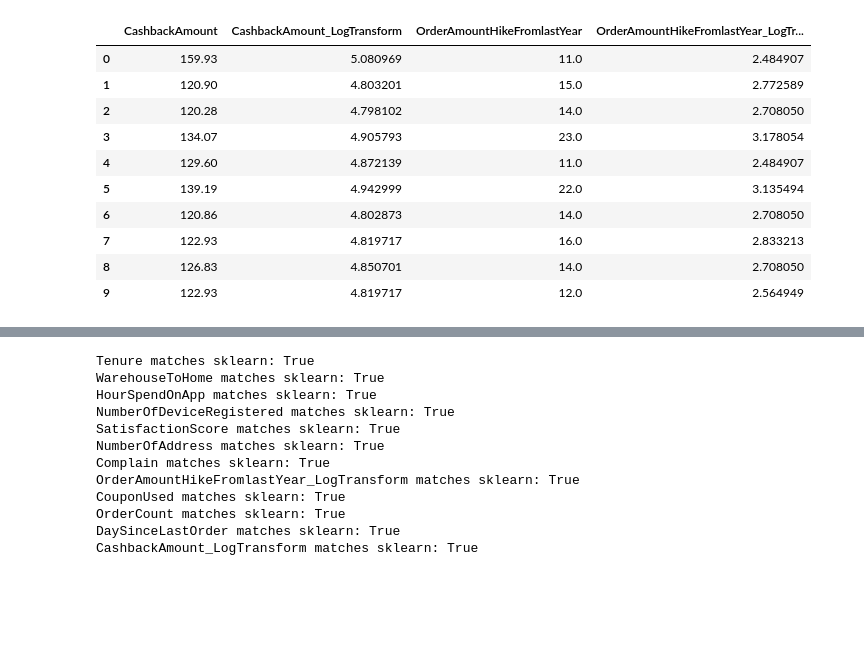
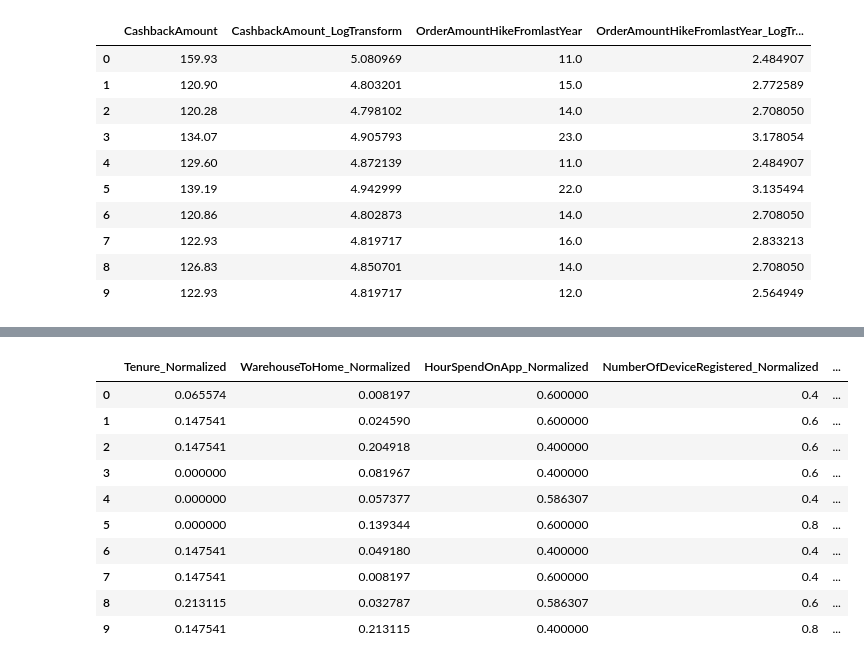
Before and after one commit to DrishtiNigam1928/CUSTOMER_CHURN, a Jupyter notebook: notebooks/main_analysis.ipynb, the cells around one changed output, grey strips where cells are left out. Drawn from its saved outputs; the diff is of its cells as text; code cells hidden in the pictures; blank space fills up the shorter version.

```diff
--- a/notebooks/main_analysis.ipynb
+++ b/notebooks/main_analysis.ipynb
@@ -792,8 +748,0 @@ print(minmax_params)
-# %%
-df_normalized = df_source.copy()
-
-for col in cols_to_scale:
-    values = df_source[col].tolist()
-    col_min = minmax_params[col]["min"]
-    col_max = minmax_params[col]["max"]
-    df_normalized[col] = min_max_normalize(values, col_min, col_max)
@@ -817,3 +748,0 @@ pd.DataFrame({
-# %%
-for col in cols_to_scale:
-    print(col, "-> min:", df_normalized[col].min(), " max:", df_normalized[col].max())
@@ -833,22 +749,45 @@ CashbackAmount_LogTransform -> min: 0.0  max: 1.0
-# %%
-from sklearn.preprocessing import MinMaxScaler
-
-scaler = MinMaxScaler()
-lib_result = scaler.fit_transform(df_source[cols_to_scale])
-
-for i, col in enumerate(cols_to_scale):
-    match = np.allclose(df_normalized[col], lib_result[:, i], atol=1e-6)
-    print(col, "matches sklearn:", match)
-# %% [output]
-Tenure matches sklearn: True
-WarehouseToHome matches sklearn: True
-HourSpendOnApp matches sklearn: True
-NumberOfDeviceRegistered matches sklearn: True
-SatisfactionScore matches sklearn: True
-NumberOfAddress matches sklearn: True
-Complain matches sklearn: True
-OrderAmountHikeFromlastYear_LogTransform matches sklearn: True
-CouponUsed matches sklearn: True
-OrderCount matches sklearn: True
-DaySinceLastOrder matches sklearn: True
-CashbackAmount_LogTransform matches sklearn: True
+# %%
+# H1: Min-Max Normalization for numerical values
+exclude_always = ["CustomerID"]
+exclude_ordinal = ["CityTier"]
+
+df_normalized = df_cleaned.copy()
+normalized_cols = []
+
+for col in numerical_vars:
+    if col in exclude_always or col in exclude_ordinal:
+        continue
+
+    values = df_normalized[col].dropna().tolist()
+
+    # FROM B2
+    min_val = min(values)
+    max_val = max(values)
+
+    new_col_name = col + "_Normalized"
+    normalized_cols.append(new_col_name)
+
+    scaled_values = []
+    for x in df_normalized[col]:
+        if pd.isna(x):
+            scaled_values.append(x)
+        elif max_val == min_val:
+            scaled_values.append(0.0)
+        else:
+            scaled_values.append((x - min_val) / (max_val - min_val))
+
+    df_normalized[new_col_name] = scaled_values
+
+display(df_normalized[normalized_cols].head(10))
+# %% [output]
+|  | Tenure_Normalized | WarehouseToHome_Normalized | HourSpendOnApp_Normalized | NumberOfDeviceRegistered_Normalized | ... |
+| 0 | 0.065574 | 0.008197 | 0.600000 | 0.4 | ... |
+| 1 | 0.147541 | 0.024590 | 0.600000 | 0.6 | ... |
+| 2 | 0.147541 | 0.204918 | 0.400000 | 0.6 | ... |
+| 3 | 0.000000 | 0.081967 | 0.400000 | 0.6 | ... |
+| 4 | 0.000000 | 0.057377 | 0.586307 | 0.4 | ... |
+| 5 | 0.000000 | 0.139344 | 0.600000 | 0.8 | ... |
+| 6 | 0.147541 | 0.049180 | 0.400000 | 0.4 | ... |
+| 7 | 0.147541 | 0.008197 | 0.600000 | 0.4 | ... |
+| 8 | 0.213115 | 0.032787 | 0.586307 | 0.6 | ... |
+| 9 | 0.147541 | 0.213115 | 0.400000 | 0.8 | ... |
```
Also changed, not shown: parts of 6 cells of this notebook.
